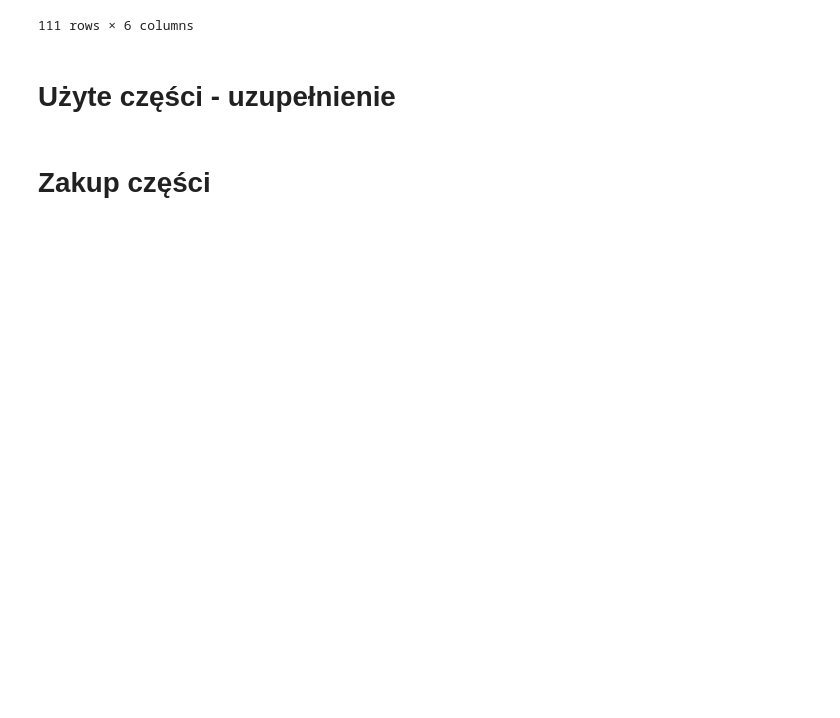
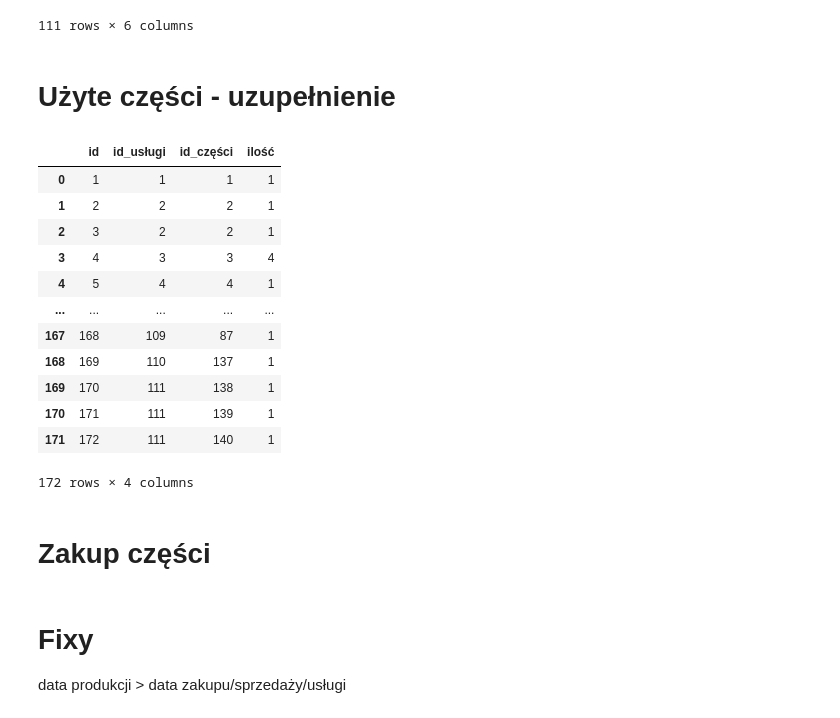
Before and after one commit to knaimadd/BazyDanychKuby, a Jupyter notebook: wypełnianie/tables_fill.ipynb, the cells around one changed output. Cells and saved outputs as stored; diff of their text form; code cells hidden in the pictures; blank space fills up the shorter version.

```diff
--- a/wypełnianie/tables_fill.ipynb
+++ b/wypełnianie/tables_fill.ipynb
@@ -502,5 +500,28 @@ df_services
 111 rows × 6 columns
 # %% [markdown]
 # Użyte części - uzupełnienie
+# %%
+used_parts_df = parts.merge(df_equipment, on=['nazwa', 'atrybut'])
+used_parts_df.rename(columns={'id': 'id_części'}, inplace=True)
+used_parts_df['ilość'] = pd.to_numeric(used_parts_df['ilość'])
+ids = np.arange(len(used_parts_df))+1
+used_parts_df['id'] = ids
+used_parts_df = used_parts_df[['id', 'id_usługi', 'id_części', 'ilość']]
+# %%
+used_parts_df
+# %% [output]
+|  | id | id_usługi | id_części | ilość |
+| 0 | 1 | 1 | 1 | 1 |
+| 1 | 2 | 2 | 2 | 1 |
+| 2 | 3 | 2 | 2 | 1 |
+| 3 | 4 | 3 | 3 | 4 |
+| 4 | 5 | 4 | 4 | 1 |
+| ... | ... | ... | ... | ... |
+| 167 | 168 | 109 | 87 | 1 |
+| 168 | 169 | 110 | 137 | 1 |
+| 169 | 170 | 111 | 138 | 1 |
+| 170 | 171 | 111 | 139 | 1 |
+| 171 | 172 | 111 | 140 | 1 |
+172 rows × 4 columns
 # %% [markdown]
 # Zakup części
@@ -506,0 +561,4 @@ df_services
+# %% [markdown]
+# Fixy
+
+data produkcji > data zakupu/sprzedaży/usługi
```
Also changed, not shown: parts of 14 cells of this notebook, 1 other file.
